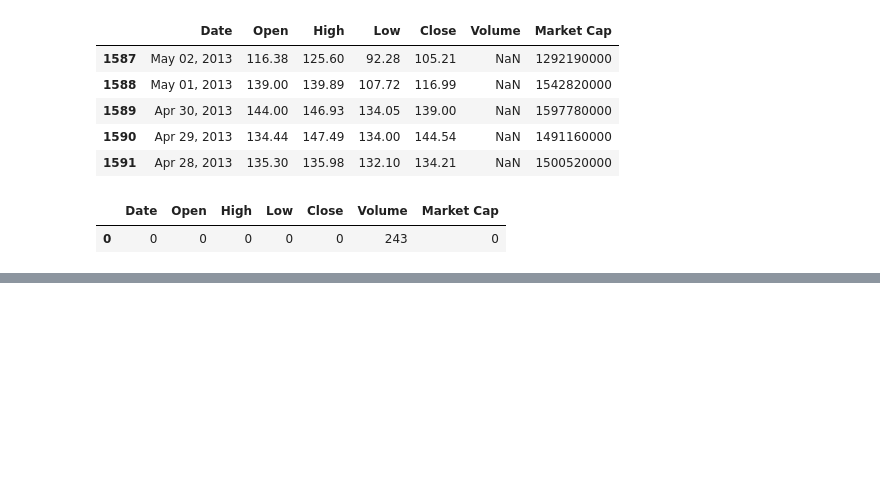
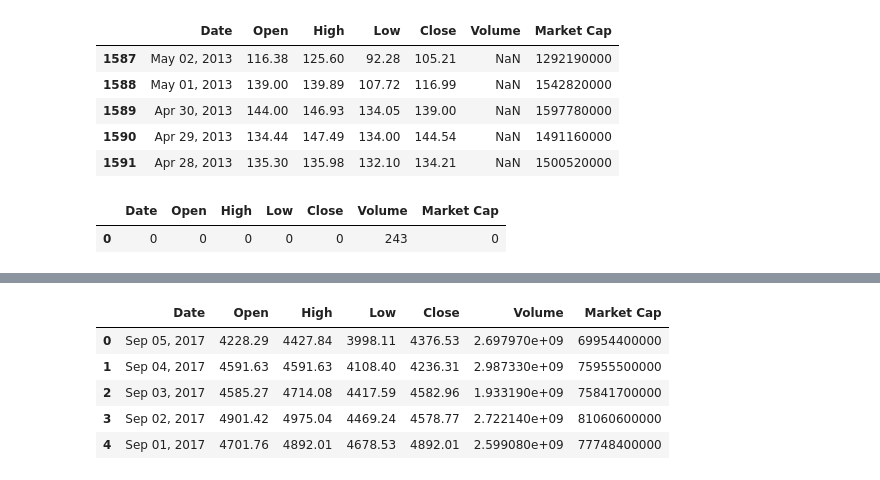
Before and after one commit to aditya1453/MassiveData, a Jupyter notebook: project1/notebooks/bitcoin2.ipynb, the cells around one changed output, grey strips where cells are left out. Cells and saved outputs as stored; diff of their text form; code cells hidden in the pictures; blank space fills up the shorter version.

```diff
--- a/project1/notebooks/bitcoin2.ipynb
+++ b/project1/notebooks/bitcoin2.ipynb
@@ -69,0 +94,11 @@ TypeError: nan is not a string
+# %%
+# Fill missing data using mean
+df.fillna(df.Volume.mean())
+df.head()
+# %% [output]
+|  | Date | Open | High | Low | Close | Volume | Market Cap |
+| 0 | Sep 05, 2017 | 4228.29 | 4427.84 | 3998.11 | 4376.53 | 2.697970e+09 | 69954400000 |
+| 1 | Sep 04, 2017 | 4591.63 | 4591.63 | 4108.40 | 4236.31 | 2.987330e+09 | 75955500000 |
+| 2 | Sep 03, 2017 | 4585.27 | 4714.08 | 4417.59 | 4582.96 | 1.933190e+09 | 75841700000 |
+| 3 | Sep 02, 2017 | 4901.42 | 4975.04 | 4469.24 | 4578.77 | 2.722140e+09 | 81060600000 |
+| 4 | Sep 01, 2017 | 4701.76 | 4892.01 | 4678.53 | 4892.01 | 2.599080e+09 | 77748400000 |
```
Also changed, not shown: parts of 3 cells of this notebook, 1 other file.
